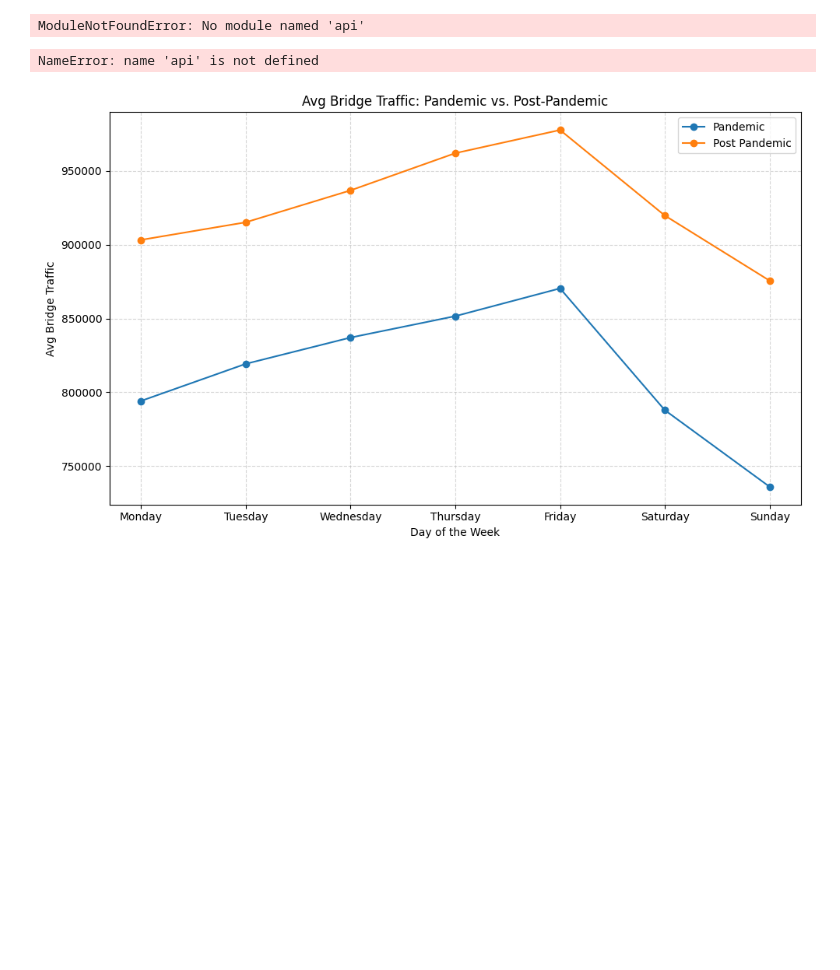
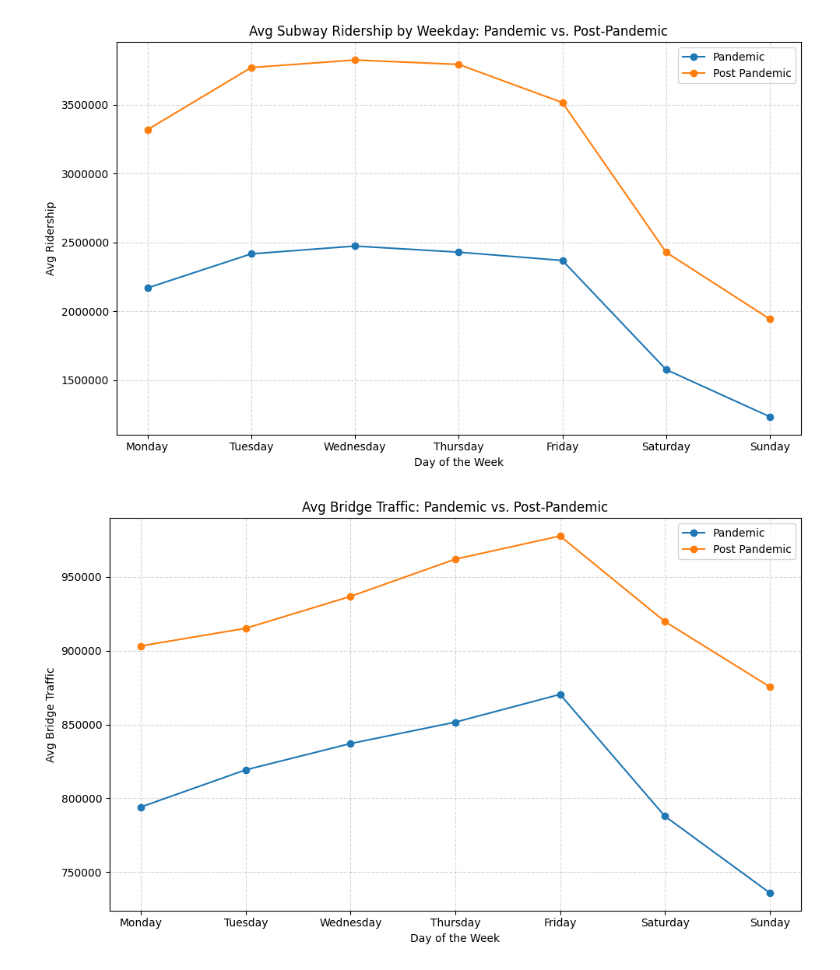
Before and after one commit to Reggie-Amedee-Tech/phase_1_project, a Jupyter notebook: notebooks/Reggie_eda.ipynb, the cells around one changed output. Cells and saved outputs as stored; diff of their text form; code cells hidden in the pictures; blank space fills up the shorter version.

```diff
--- a/notebooks/Reggie_eda.ipynb
+++ b/notebooks/Reggie_eda.ipynb
@@ -1,15 +21,6 @@
 # %%
-import sys
-from pathlib import Path
 
-# allow importing a local api.py module from the notebook folder or its parent
-root = Path.cwd()
-sys.path.extend([str(root), str(root.parent)])
-
-import api
 import matplotlib.pyplot as plt
-# %% [output]
-ModuleNotFoundError: No module named 'api'
 # %%
 # I need to understand our subway ridership during and after the pandemic
 # Can we predict how ridership will be affected if we have to go through a hantavirus pandemic
@@ -18,41 +29,38 @@ ModuleNotFoundError: No module named 'api'
 # Compare ridership from mid pandemic and post pandemic to see if there was is a dropoff
 # Compare bridge and tunnel traffic pre and post pandemic
 # Is there a correlation between bridge traffic and subway traffic pre and post pandemic?
-
-
-df = api.df
 
 
 pandemic_dates_mask = (df["date"] > "2020-03-12") & (df["date"] < "2023-03-06")
 post_pandemic_mask = df['date'] > "2023-03-06"
 df['day'] = df['date'].dt.day_name()
 week_order = ['Monday', 'Tuesday', 'Wednesday', 'Thursday', 'Friday', 'Saturday', 'Sunday']
 
 fig, ax = plt.subplots(figsize=(10, 6))
 
 ax.yaxis.get_major_formatter().set_scientific(False)
 ax.yaxis.get_major_formatter().set_useOffset(False)
 
 pandemic_data = df[pandemic_dates_mask]
 post_pandemic_data = df[post_pandemic_mask]
 
 
 grouped_pandemic_data = pandemic_data.groupby("day")["subways_total_estimated_ridership"].mean().reindex(week_order)
 grouped_post_pandemic_data = post_pandemic_data.groupby("day")["subways_total_estimated_ridership"].mean().reindex(week_order)
 
 grouped_pandemic_data.plot(kind="line", marker='o',ax=ax, figsize=(10, 6), label="Pandemic")
 grouped_post_pandemic_data.plot(kind="line", marker='o',ax=ax, figsize=(10, 6), label="Post Pandemic")
 
 plt.title("Avg Subway Ridership by Weekday: Pandemic vs. Post-Pandemic")
 plt.xlabel("Day of the Week")
 plt.ylabel("Avg Ridership")
 plt.legend()
 plt.grid(True, linestyle="--", alpha=0.5)
 
 plt.tight_layout()
 plt.show()
 # %% [output]
-NameError: name 'api' is not defined
+[figure, added]
 # %%
 fig, ax = plt.subplots(figsize=(10, 6))
 
```
Also changed, not shown: parts of 1 cell of this notebook, 1 other file.
